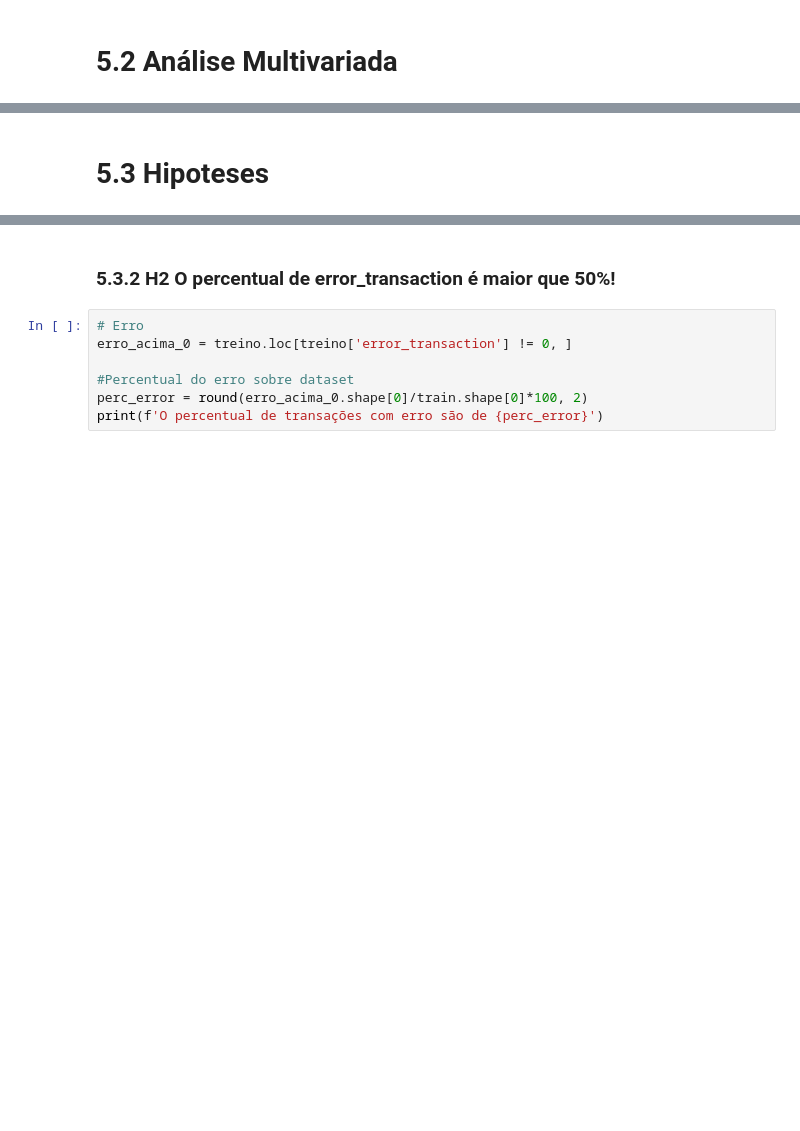
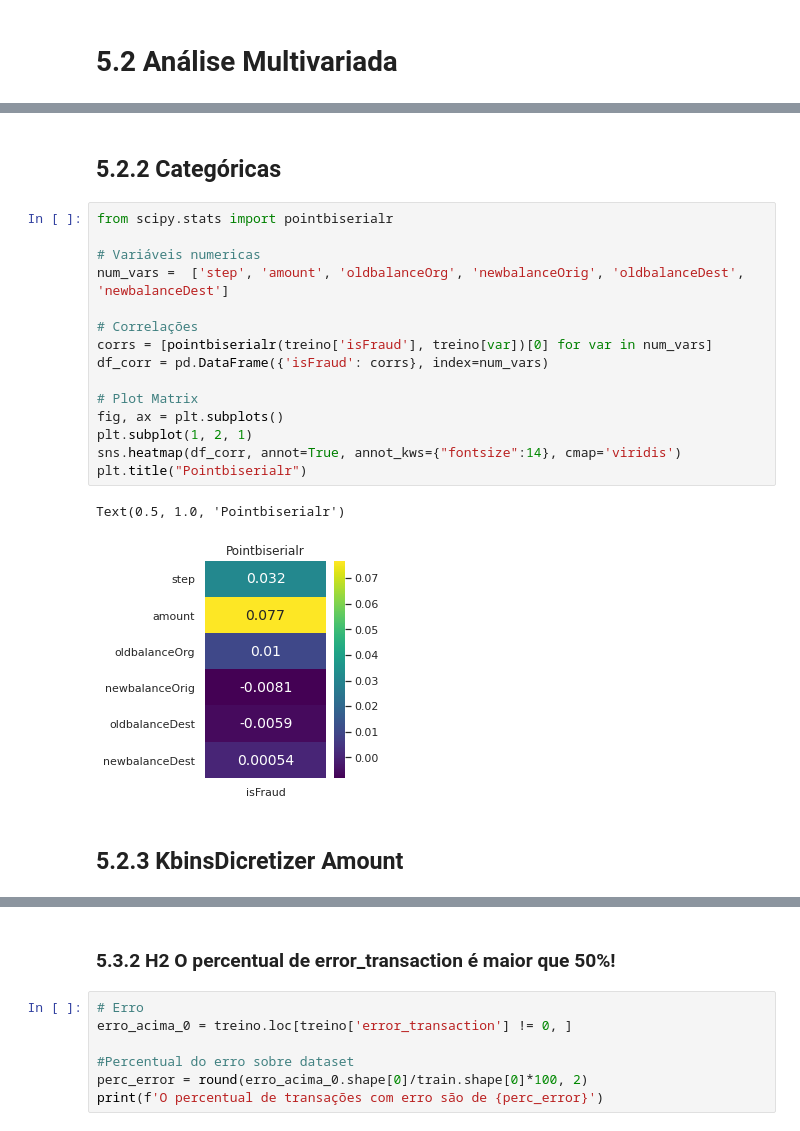
Before and after one commit to bruno154/project-6-blocker-fraud-company, a Jupyter notebook: notebooks/pa002_blocker_fraud.ipynb, the cells around one changed output, grey strips where cells are left out. Saved outputs shown, nothing was run; the diff lists cells and outputs as text; blank space fills up the shorter version.

```diff
--- a/notebooks/pa002_blocker_fraud.ipynb
+++ b/notebooks/pa002_blocker_fraud.ipynb
@@ -286,2 +377,22 @@ Lista de Hipoteses!
+# %% [markdown]
+## 5.2.2 Categóricas
+# %%
+from scipy.stats import pointbiserialr
+
+# Variáveis numericas
+num_vars =  ['step', 'amount', 'oldbalanceOrg', 'newbalanceOrig', 'oldbalanceDest', 'newbalanceDest']
+
+# Correlações
+corrs = [pointbiserialr(treino['isFraud'], treino[var])[0] for var in num_vars]
+df_corr = pd.DataFrame({'isFraud': corrs}, index=num_vars)
+
+# Plot Matrix
+fig, ax = plt.subplots()
+plt.subplot(1, 2, 1)
+sns.heatmap(df_corr, annot=True, annot_kws={"fontsize":14}, cmap='viridis')
+plt.title("Pointbiserialr")
+# %% [output]
+Text(0.5, 1.0, 'Pointbiserialr')
+[figure, added]
 # %% [markdown]
-# 5.3 Hipoteses
+## 5.2.3 KbinsDicretizer Amount
```
Also changed, not shown: parts of 39 cells of this notebook, 10 other files.
